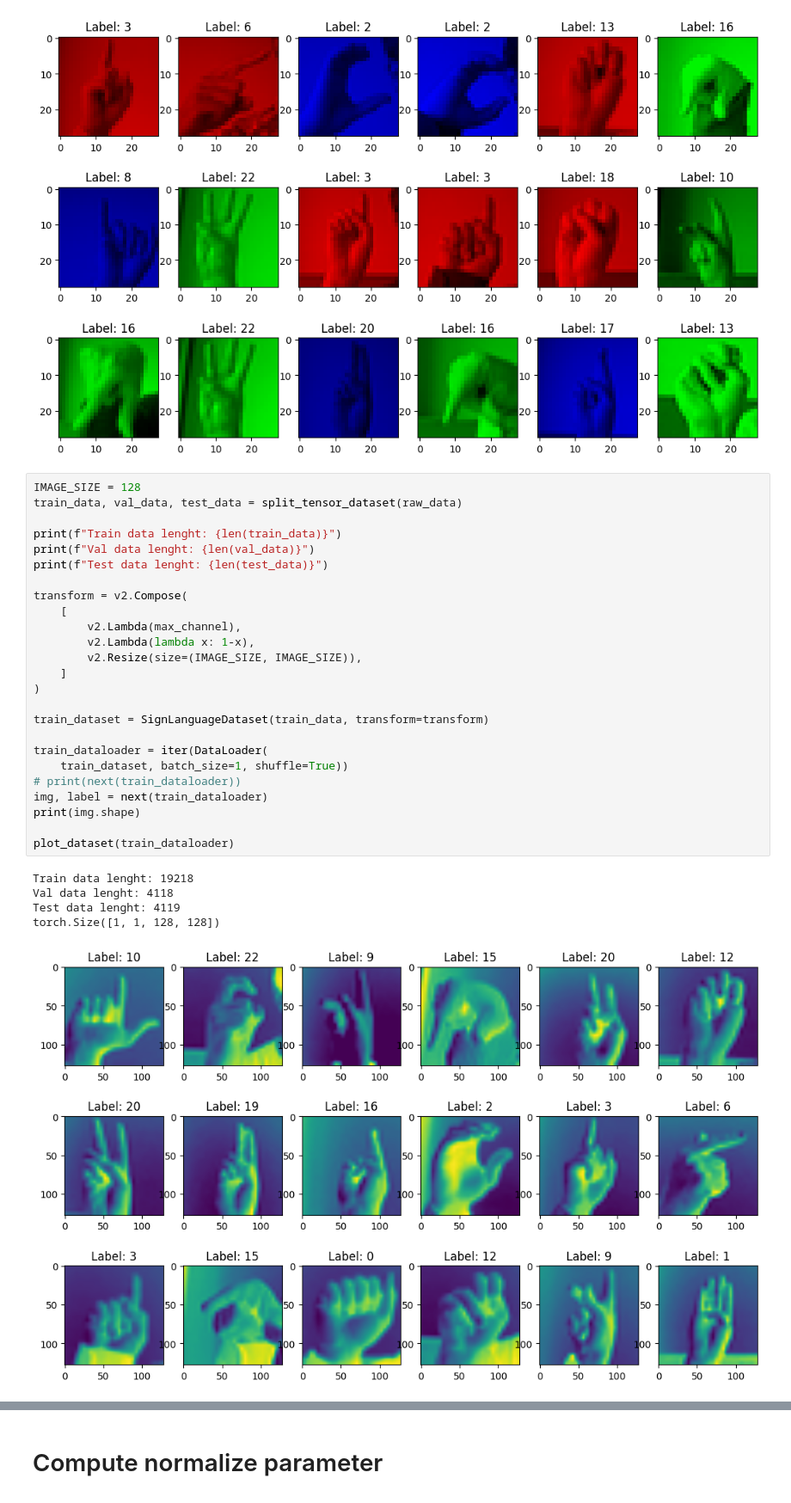
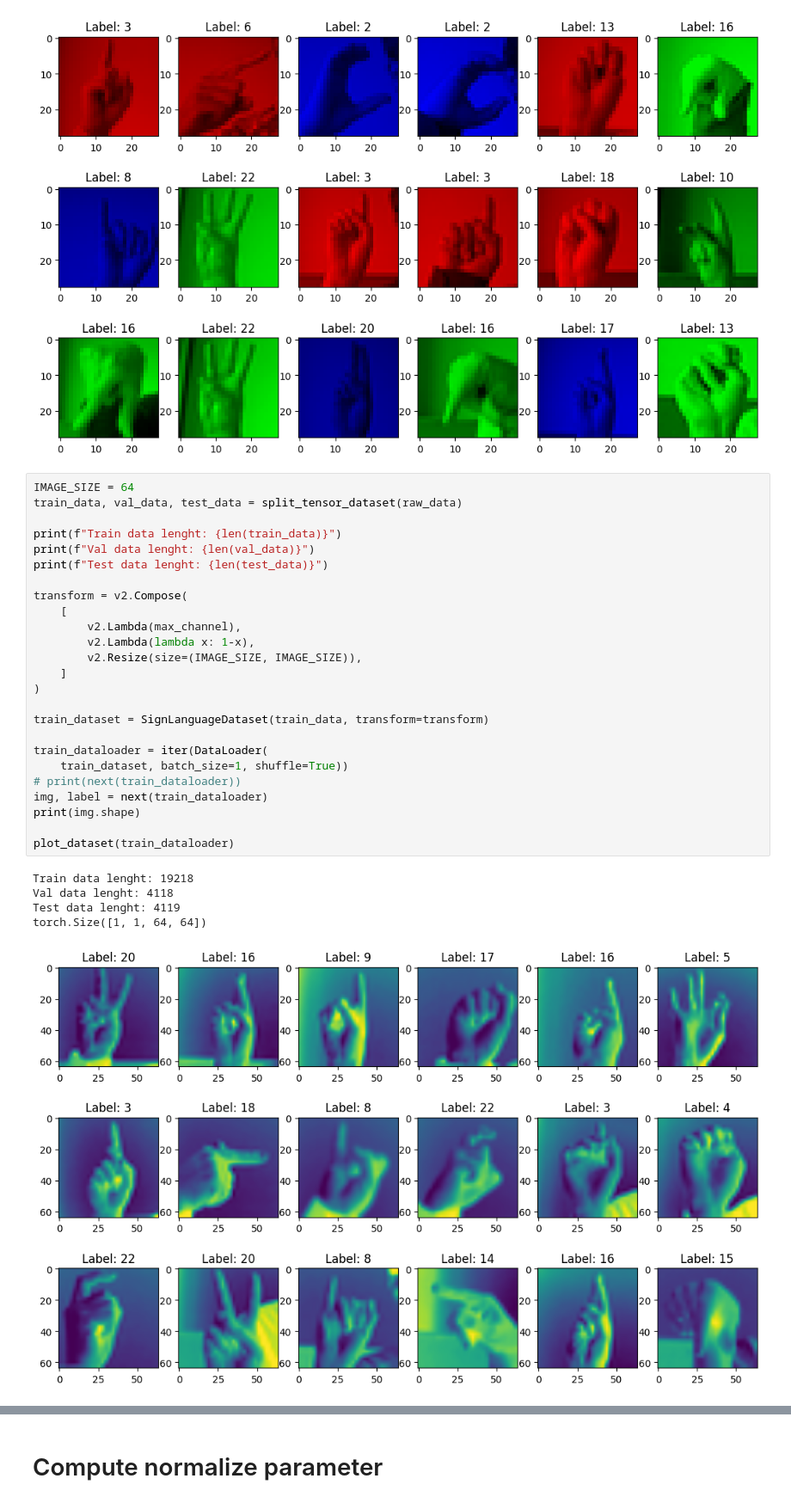
Before and after one commit to Horizon-42/sign_languages, a Jupyter notebook: data_explore.ipynb, the cells around one changed output, grey strips where cells are left out. Shown at 86% size. Drawn from its saved outputs; the diff is of its cells as text.

```diff
--- a/data_explore.ipynb
+++ b/data_explore.ipynb
@@ -20,36 +20,36 @@ plot_dataset(raw_data)
 # %% [output]
 [figure]
 # %%
-IMAGE_SIZE = 128
+IMAGE_SIZE = 64
 train_data, val_data, test_data = split_tensor_dataset(raw_data)
 
 print(f"Train data lenght: {len(train_data)}")
 print(f"Val data lenght: {len(val_data)}")
 print(f"Test data lenght: {len(test_data)}")
 
 transform = v2.Compose(
     [
         v2.Lambda(max_channel),
         v2.Lambda(lambda x: 1-x),
         v2.Resize(size=(IMAGE_SIZE, IMAGE_SIZE)),
     ]
 )
 
 train_dataset = SignLanguageDataset(train_data, transform=transform)
 
 train_dataloader = iter(DataLoader(
     train_dataset, batch_size=1, shuffle=True))
 # print(next(train_dataloader))
 img, label = next(train_dataloader)
 print(img.shape)
 
 plot_dataset(train_dataloader)
 # %% [output]
 Train data lenght: 19218
 Val data lenght: 4118
 Test data lenght: 4119
-torch.Size([1, 1, 128, 128])
+torch.Size([1, 1, 64, 64])
-[figure, old version]
+[figure, new version]
 # %%
 # Read todoexample, make sure the l"abels also didn't include 9
 todo_example = read_tensor_dataset(
```
Also changed, not shown: parts of 4 cells of this notebook, 2 other files.
